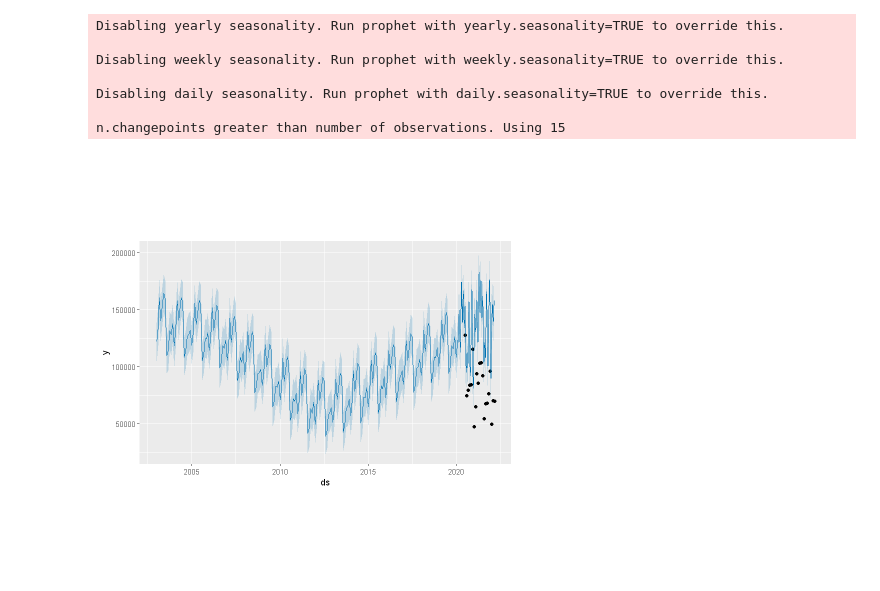
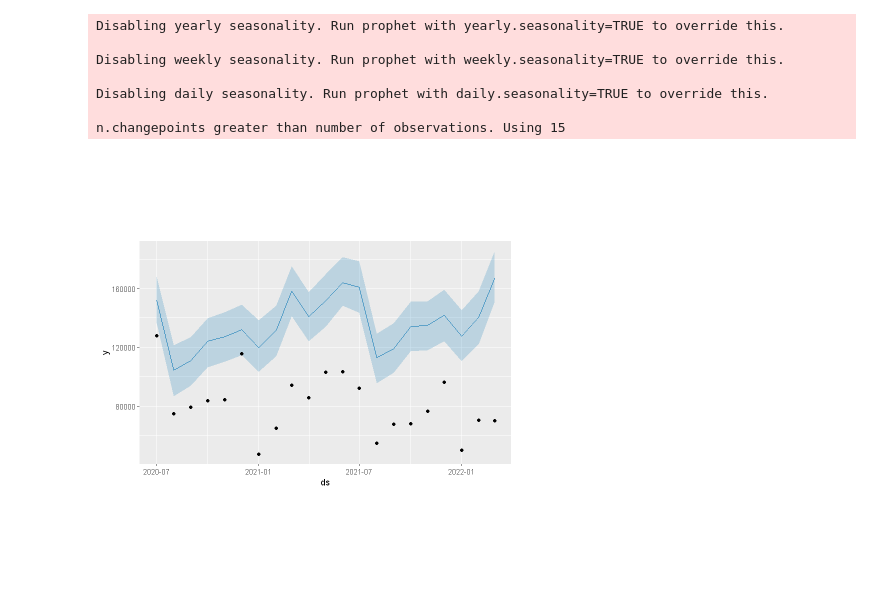
Before and after one commit to Atuneros/trabajos, a Jupyter notebook: machine_learning2/practica3.ipynb, the cells around one changed output. Drawn from its saved outputs; the diff is of its cells as text; code cells hidden in the pictures.

Commit message:
forecast prophet arreglado

```diff
--- a/machine_learning2/practica3.ipynb
+++ b/machine_learning2/practica3.ipynb
@@ -244,5 +244,5 @@ plot(m, forecast)
 # %%
-m <- prophet(serie_2022)
+m2 <- prophet(serie_2022)
 # %% [output]
 Disabling yearly seasonality. Run prophet with yearly.seasonality=TRUE to override this.
 
@@ -256,6 +254,6 @@ future <- make_future_dataframe(m, periods = 365)
 # %%
-forecast <- predict(m, future)
+forecast <- predict(m, serie_2022)
 # %%
-plot(m, forecast)
+plot(m2, forecast)
 # %% [output]
-[figure, old version]
+[figure, new version]
```
Also changed, not shown: parts of 3 cells of this notebook.
